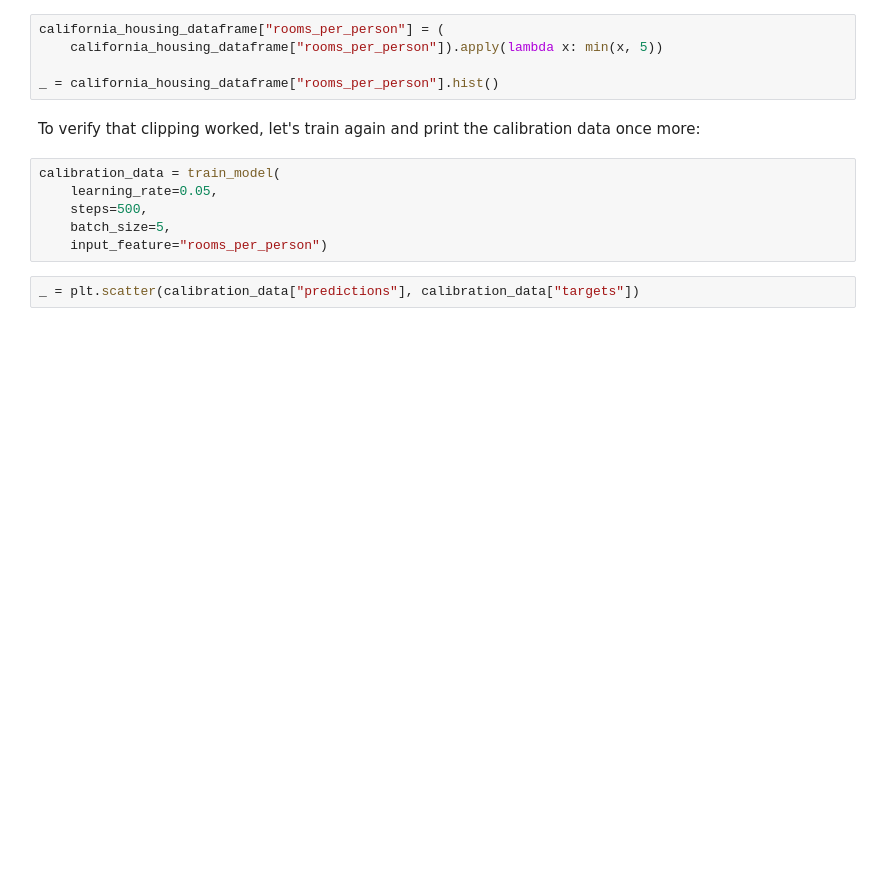
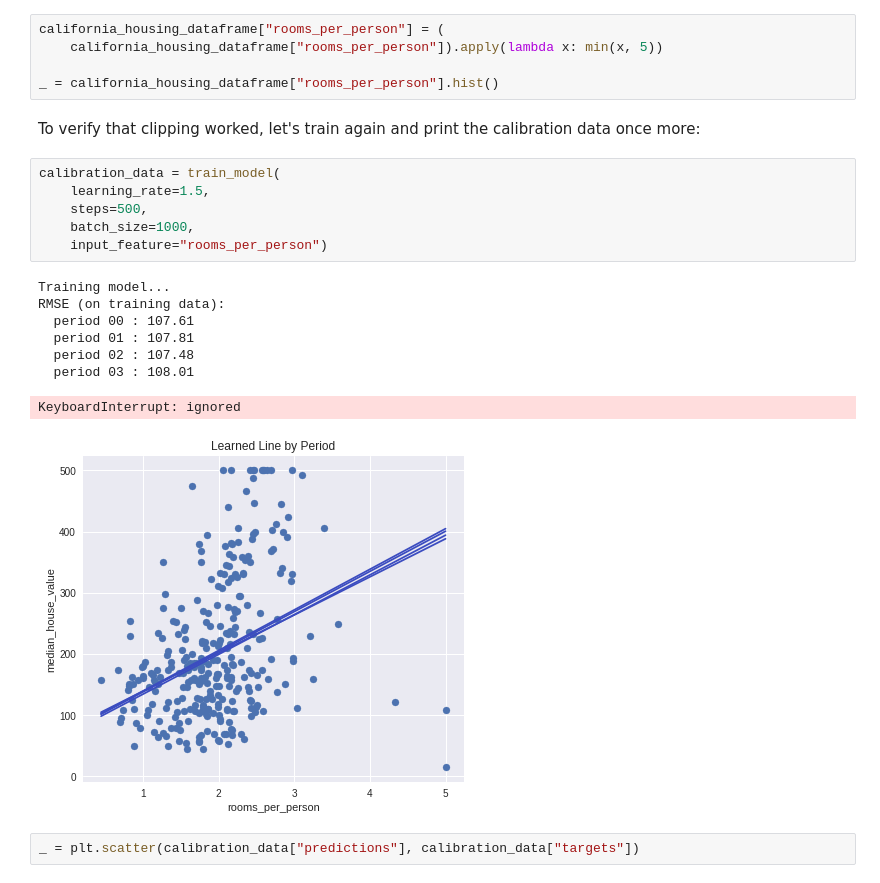
Before and after one commit to pszjmb1/0FunWithColab, a Jupyter notebook: synthetic_features_and_outliers.ipynb, the cells around one changed output. Saved outputs shown, nothing was run; the diff lists cells and outputs as text; blank space fills up the shorter version.

```diff
--- a/synthetic_features_and_outliers.ipynb
+++ b/synthetic_features_and_outliers.ipynb
@@ -290,9 +309,18 @@ _ = california_housing_dataframe["rooms_per_person"].hist()
 To verify that clipping worked, let's train again and print the calibration data once more:
 # %%
 calibration_data = train_model(
-    learning_rate=0.05,
+    learning_rate=1.5,
     steps=500,
-    batch_size=5,
+    batch_size=1000,
     input_feature="rooms_per_person")
+# %% [output]
+Training model...
+RMSE (on training data):
+  period 00 : 107.61
+  period 01 : 107.81
+  period 02 : 107.48
+  period 03 : 108.01
+KeyboardInterrupt: ignored
+[figure, added]
 # %%
 _ = plt.scatter(calibration_data["predictions"], calibration_data["targets"])
```
Also changed, not shown: parts of 7 cells of this notebook.
